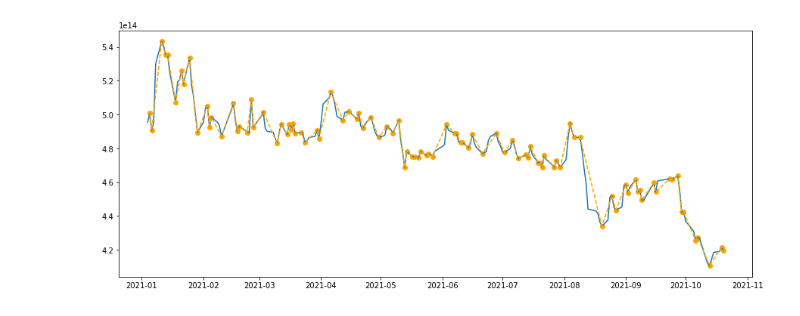
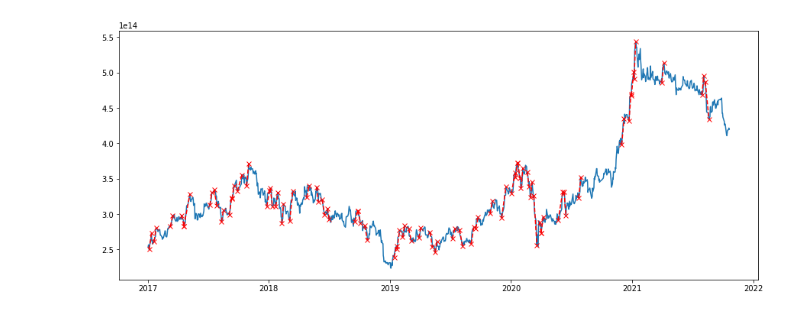
Before and after one commit to baeksumin/k-project, a Jupyter notebook: data_preprocessing/TimeSeries_trend.ipynb, the cells around one changed output. Saved outputs shown, nothing was run; the diff lists cells and outputs as text; code cells hidden in the pictures.

```diff
--- a/data_preprocessing/TimeSeries_trend.ipynb
+++ b/data_preprocessing/TimeSeries_trend.ipynb
@@ -58,5 +40,5 @@ samsung
 # %%
-#시간순 재정렬.
+#시간 순 재정렬.
 samsung = samsung.sort_values(by=['TRD_DD'])
 samsung.reset_index(drop=True,inplace=True)
 samsung['TRD_DD']=pd.to_datetime(samsung['TRD_DD']) #datetime변환
@@ -68,7 +50,7 @@ samsung['MKTCAP'] = samsung['MKTCAP'].str.replace(',','').astype('float')
 #7월부터 10월 20일까지만 추출
 samsung01 = samsung[['TRD_DD','MKTCAP']]
 
-samsung01= samsung01[(samsung01['TRD_DD']>='2021-01-01') & (samsung01['TRD_DD']<='2021-10-20')]
+samsung01= samsung01[(samsung01['TRD_DD']>='2017-01-01') & (samsung01['TRD_DD']<='2021-10-20')]
 samsung01 = samsung01.rename(columns = {'TRD_DD':'x','MKTCAP':'y'})
 samsung01.reset_index(drop=True,inplace=True)
 samsung01
@@ -120,0 +141,4 @@ check.reset_index(drop=True, inplace= True)
+# %%
+df = two_point(check)
+result = p_t(df)
+result
@@ -121,11 +163,15 @@ check.reset_index(drop=True, inplace= True)
 # %%
-x = list(check.x)
-y = list(check.y)
+x1 = list(df.iloc[0,:2])
+y1 = list(df.iloc[0,2:4])
 
 plt.figure(figsize=(15,6))
 plt.plot(samsung01['x'],samsung01['y'])
-plt.scatter(x,y, color = "orange")
-plt.plot(x,y, color = "orange", linestyle = "--")
+#plt.plot(x,y, color = "orange", linestyle = "--")
+#plt.scatter(x,y)
+for i in range(result.shape[0]):
+  x1 = list(result.iloc[i,:2])
+  y1 = list(result.iloc[i,2:4])
+  plt.plot(x1,y1, "rx--")
 plt.show()
 # %% [output]
-[figure, old version]
+[figure, new version]
```
Also changed, not shown: parts of 31 cells of this notebook.
